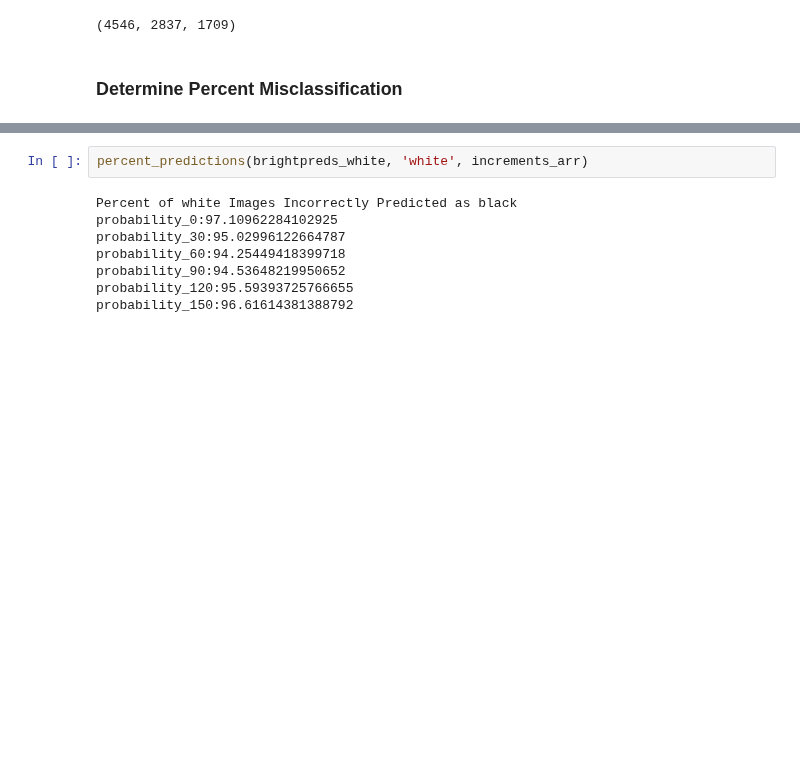
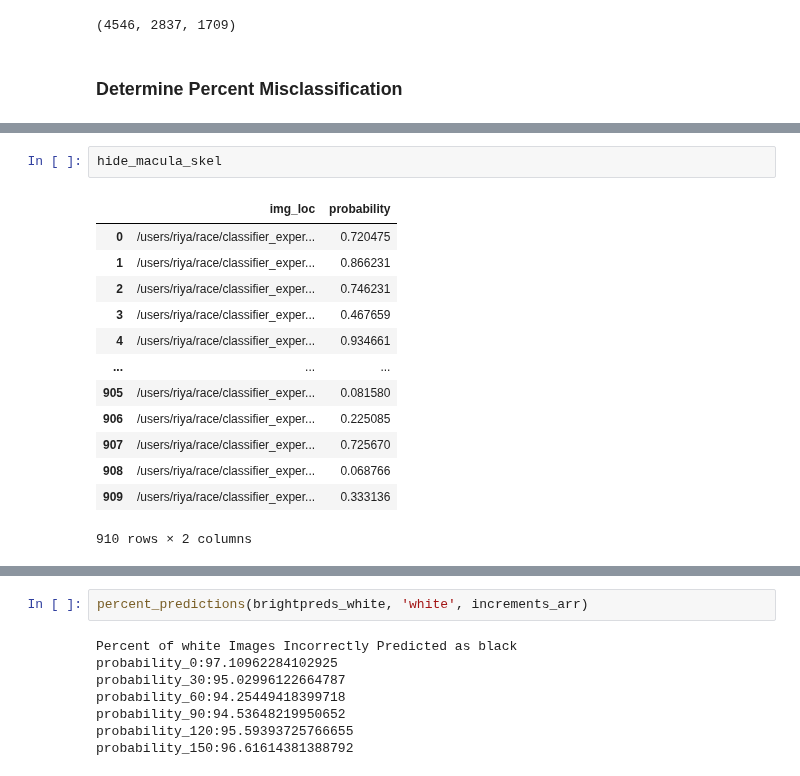
Before and after one commit to Centrattic/race, a Jupyter notebook: classifier_experiments/shadow_regions_experiment1_systemic_brightening.ipynb, the cells around one changed output, grey strips where cells are left out. Cells and saved outputs as stored; diff of their text form; blank space fills up the shorter version.

```diff
--- a/classifier_experiments/shadow_regions_experiment1_systemic_brightening.ipynb
+++ b/classifier_experiments/shadow_regions_experiment1_systemic_brightening.ipynb
@@ -481,0 +490,16 @@ len(dullpreds), len(dullpreds_white), len(dullpreds_black)
+# %%
+hide_macula_skel
+# %% [output]
+|  | img_loc | probability |
+| 0 | /users/riya/race/classifier_exper... | 0.720475 |
+| 1 | /users/riya/race/classifier_exper... | 0.866231 |
+| 2 | /users/riya/race/classifier_exper... | 0.746231 |
+| 3 | /users/riya/race/classifier_exper... | 0.467659 |
+| 4 | /users/riya/race/classifier_exper... | 0.934661 |
+| ... | ... | ... |
+| 905 | /users/riya/race/classifier_exper... | 0.081580 |
+| 906 | /users/riya/race/classifier_exper... | 0.225085 |
+| 907 | /users/riya/race/classifier_exper... | 0.725670 |
+| 908 | /users/riya/race/classifier_exper... | 0.068766 |
+| 909 | /users/riya/race/classifier_exper... | 0.333136 |
+910 rows × 2 columns
```
Also changed, not shown: parts of 14 cells of this notebook, 24 other files.
